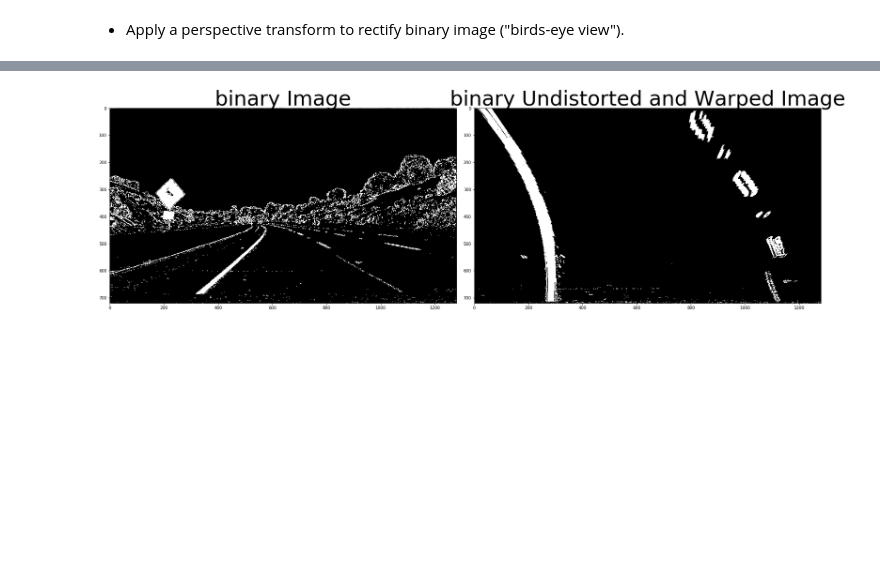
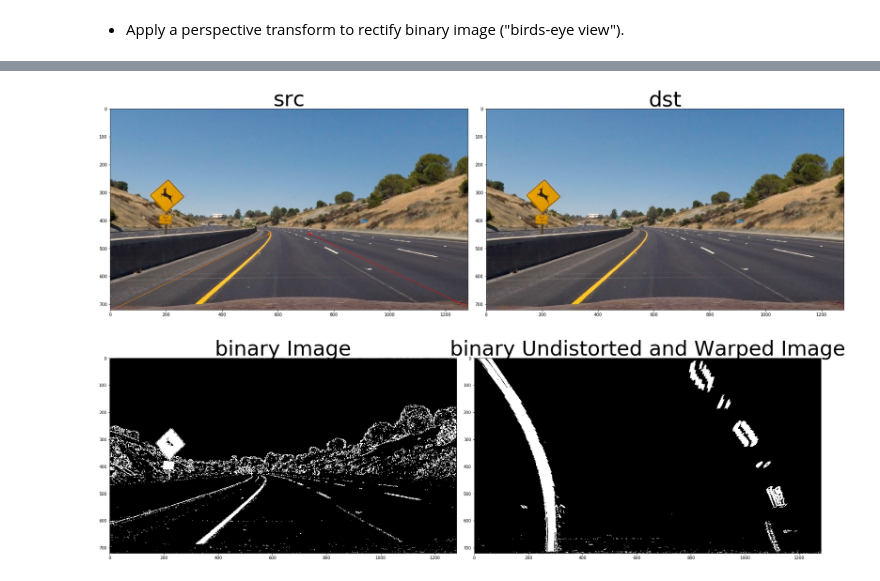
Before and after one commit to mickiedd/carnd_t1p4, a Jupyter notebook: p4.ipynb, the cells around one changed output, grey strips where cells are left out. Cells and saved outputs as stored; diff of their text form; code cells hidden in the pictures; blank space fills up the shorter version.

```diff
--- a/p4.ipynb
+++ b/p4.ipynb
@@ -447,3 +447,17 @@ plt.subplots_adjust(left=0., right=1, top=0.9, bottom=0.)
+# %%
+src_img = undist_img.copy();
+dst_img = undist_img.copy();
+cv2.drawChessboardCorners(src_img, (2, 2), src, True)
+cv2.drawChessboardCorners(dst_img, (2, 2), dst, True)
+f, (ax1, ax2) = plt.subplots(1, 2, figsize=(24, 9))
+f.tight_layout()
+ax1.imshow(src_img[:,:,::-1])
+ax1.set_title('src', fontsize=50)
+ax2.imshow(dst_img[:,:,::-1])
+ax2.set_title('dst', fontsize=50)
+plt.subplots_adjust(left=0., right=1, top=0.9, bottom=0.)
+# %% [output]
+[figure, added]
 # %%
 %matplotlib inline
 
```
Also changed, not shown: parts of 2 cells of this notebook.
